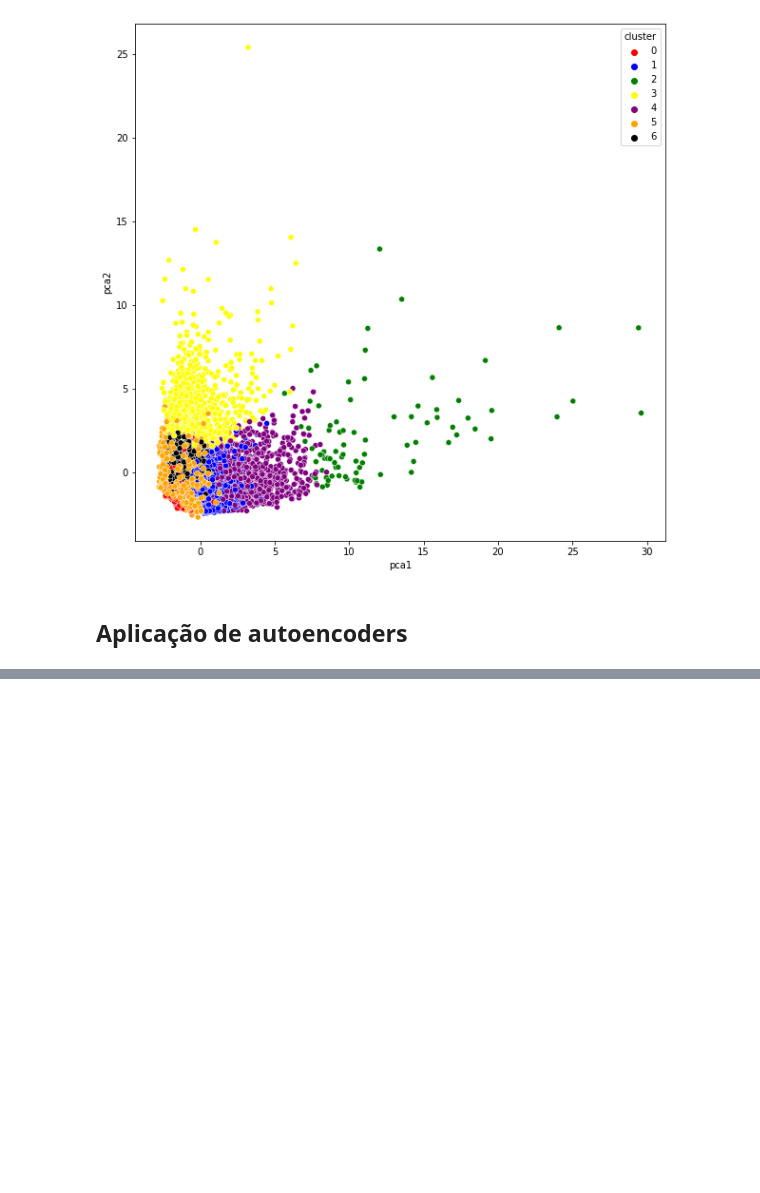
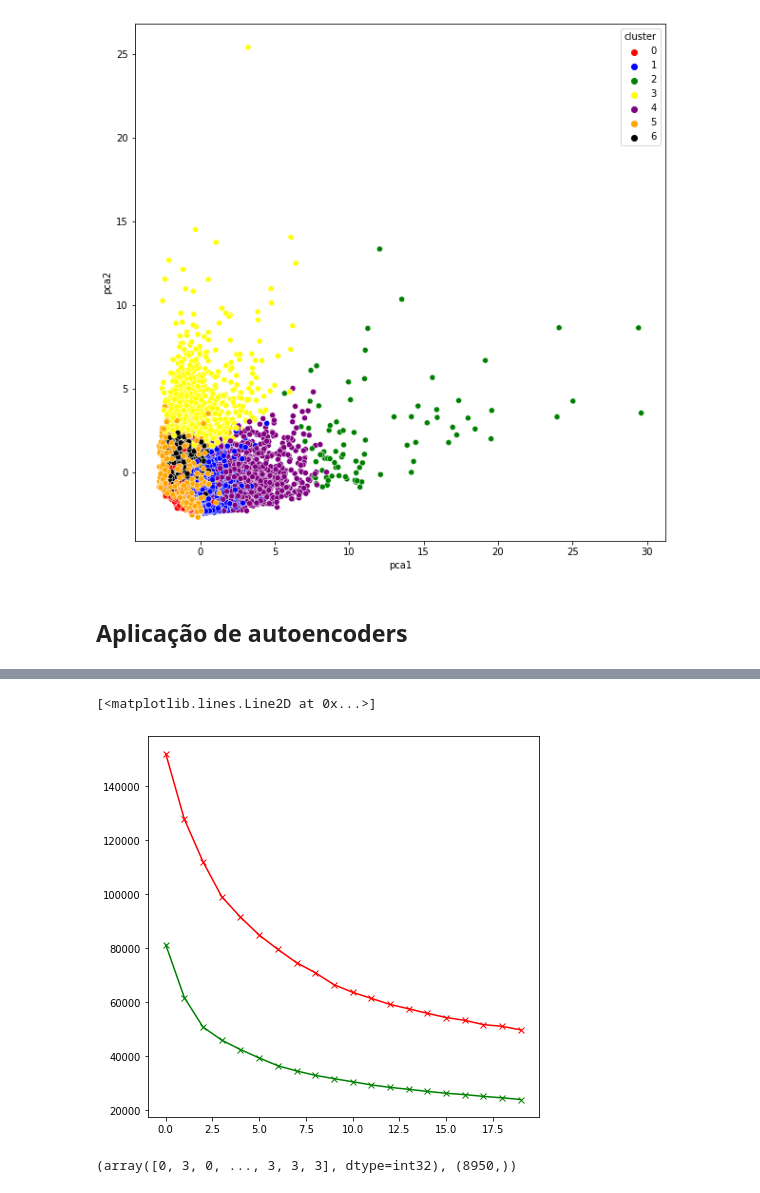
Before and after one commit to Vinicius-Luiz/ciencia_dados_para_empresas, a Jupyter notebook: MARKETING/Departamento_de_Marketing_Agrupamentos_definidos.ipynb, the cells around one changed output, grey strips where cells are left out. Saved outputs shown, nothing was run; the diff lists cells and outputs as text; code cells hidden in the pictures; blank space fills up the shorter version.

```diff
--- a/MARKETING/Departamento_de_Marketing_Agrupamentos_definidos.ipynb
+++ b/MARKETING/Departamento_de_Marketing_Agrupamentos_definidos.ipynb
@@ -88,0 +120,5 @@ sns.scatterplot(x = 'pca1', y = 'pca2', hue = 'cluster', data = pca_df, palette
+# %%
+autoencoder.compile(optimizer = 'adam', loss = 'mean_squared_error') # Optimizer = ajuste dos pesos | loss = elevar o erro ao quadrado
+# %%
+# Realizar o treinamento
+autoencoder.fit(creditcard_scaled_df, creditcard_scaled_df, epochs = 50) #2x porque ele é a entrada e a saída
@@ -88,0 +144,4 @@ sns.scatterplot(x = 'pca1', y = 'pca2', hue = 'cluster', data = pca_df, palette
+# %%
+# Realizar a compactação
+compact_df = encoder.predict(creditcard_scaled_df)
+compact_df.shape, creditcard_scaled_df.shape
@@ -88,0 +150,8 @@ sns.scatterplot(x = 'pca1', y = 'pca2', hue = 'cluster', data = pca_df, palette
+# %%
+#Vamos realizar o teste Elbow Method (Método do cotovelo) calculando o WCSS
+wcss_2 = []
+range_values = range(1,21)
+for i in range_values:
+  kmeans = KMeans(n_clusters=i)
+  kmeans.fit(compact_df)
+  wcss_2.append(kmeans.inertia_)
@@ -88,0 +189,14 @@ sns.scatterplot(x = 'pca1', y = 'pca2', hue = 'cluster', data = pca_df, palette
+# %%
+plt.figure(figsize = (7,7))
+plt.plot(wcss_1, 'bx-', color = 'r')
+plt.plot(wcss_2, 'bx-', color = 'g') # Vamos assumir 4 Clusters
+# %% [output]
+[<matplotlib.lines.Line2D at 0x...>]
+[figure, added]
+# %%
+kmeans = KMeans(n_clusters=4)
+kmeans.fit(compact_df)
+labels = kmeans.labels_
+labels, labels.shape
+# %% [output]
+(array([0, 3, 0, ..., 3, 3, 3], dtype=int32), (8950,))
```
Also changed, not shown: parts of 19 cells of this notebook.
